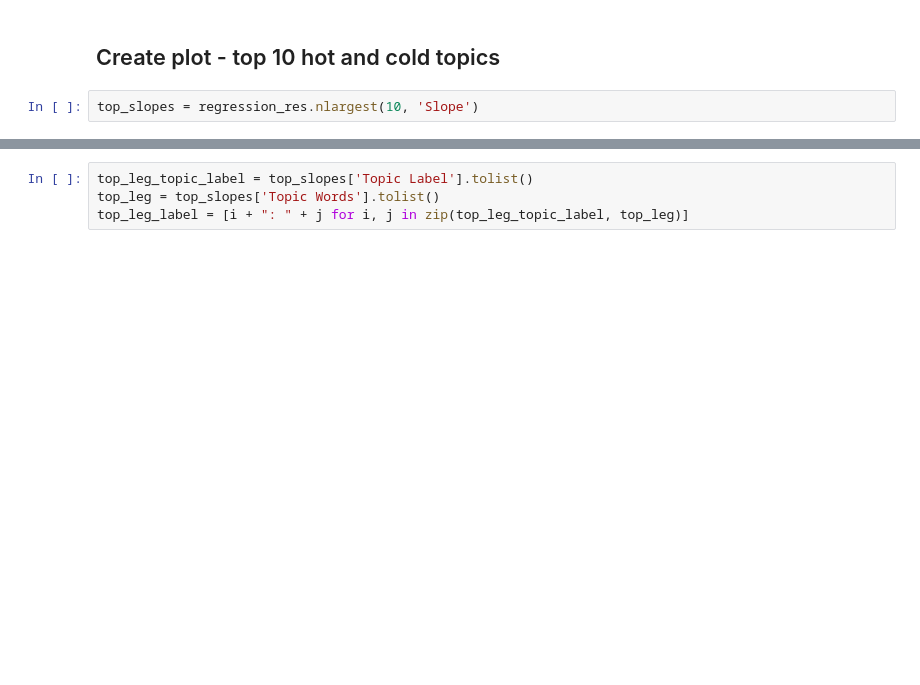
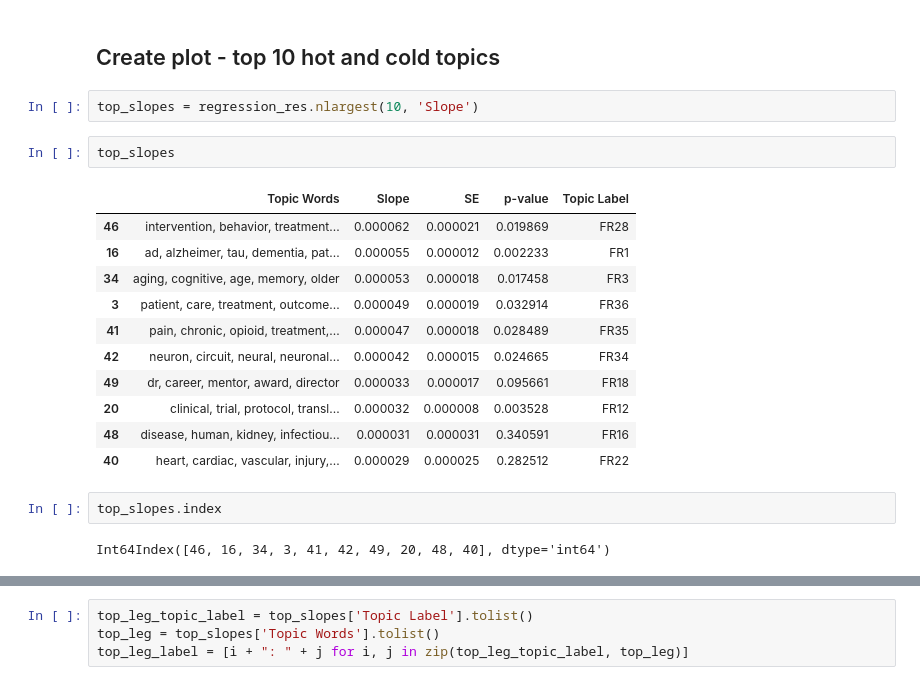
Before and after one commit to uva-bi-sdad/publicrd, a Jupyter notebook: src/Tech-Report/full-results/ET-full-final.ipynb, the cells around one changed output, grey strips where cells are left out. Saved outputs shown, nothing was run; the diff lists cells and outputs as text; blank space fills up the shorter version.

```diff
--- a/src/Tech-Report/full-results/ET-full-final.ipynb
+++ b/src/Tech-Report/full-results/ET-full-final.ipynb
@@ -249,3 +289,21 @@ regression_res.to_csv("full_50_topics_2018_df.csv", index=False)
 ## Create plot - top 10 hot and cold topics
 # %%
 top_slopes = regression_res.nlargest(10, 'Slope')
+# %%
+top_slopes
+# %% [output]
+|  | Topic Words | Slope | SE | p-value | Topic Label |
+| 46 | intervention, behavior, treatment... | 0.000062 | 0.000021 | 0.019869 | FR28 |
+| 16 | ad, alzheimer, tau, dementia, pat... | 0.000055 | 0.000012 | 0.002233 | FR1 |
+| 34 | aging, cognitive, age, memory, older | 0.000053 | 0.000018 | 0.017458 | FR3 |
+| 3 | patient, care, treatment, outcome... | 0.000049 | 0.000019 | 0.032914 | FR36 |
+| 41 | pain, chronic, opioid, treatment,... | 0.000047 | 0.000018 | 0.028489 | FR35 |
+| 42 | neuron, circuit, neural, neuronal... | 0.000042 | 0.000015 | 0.024665 | FR34 |
+| 49 | dr, career, mentor, award, director | 0.000033 | 0.000017 | 0.095661 | FR18 |
+| 20 | clinical, trial, protocol, transl... | 0.000032 | 0.000008 | 0.003528 | FR12 |
+| 48 | disease, human, kidney, infectiou... | 0.000031 | 0.000031 | 0.340591 | FR16 |
+| 40 | heart, cardiac, vascular, injury,... | 0.000029 | 0.000025 | 0.282512 | FR22 |
+# %%
+top_slopes.index
+# %% [output]
+Int64Index([46, 16, 34, 3, 41, 42, 49, 20, 48, 40], dtype='int64')
```
Also changed, not shown: parts of 27 cells of this notebook, 1 other file.
